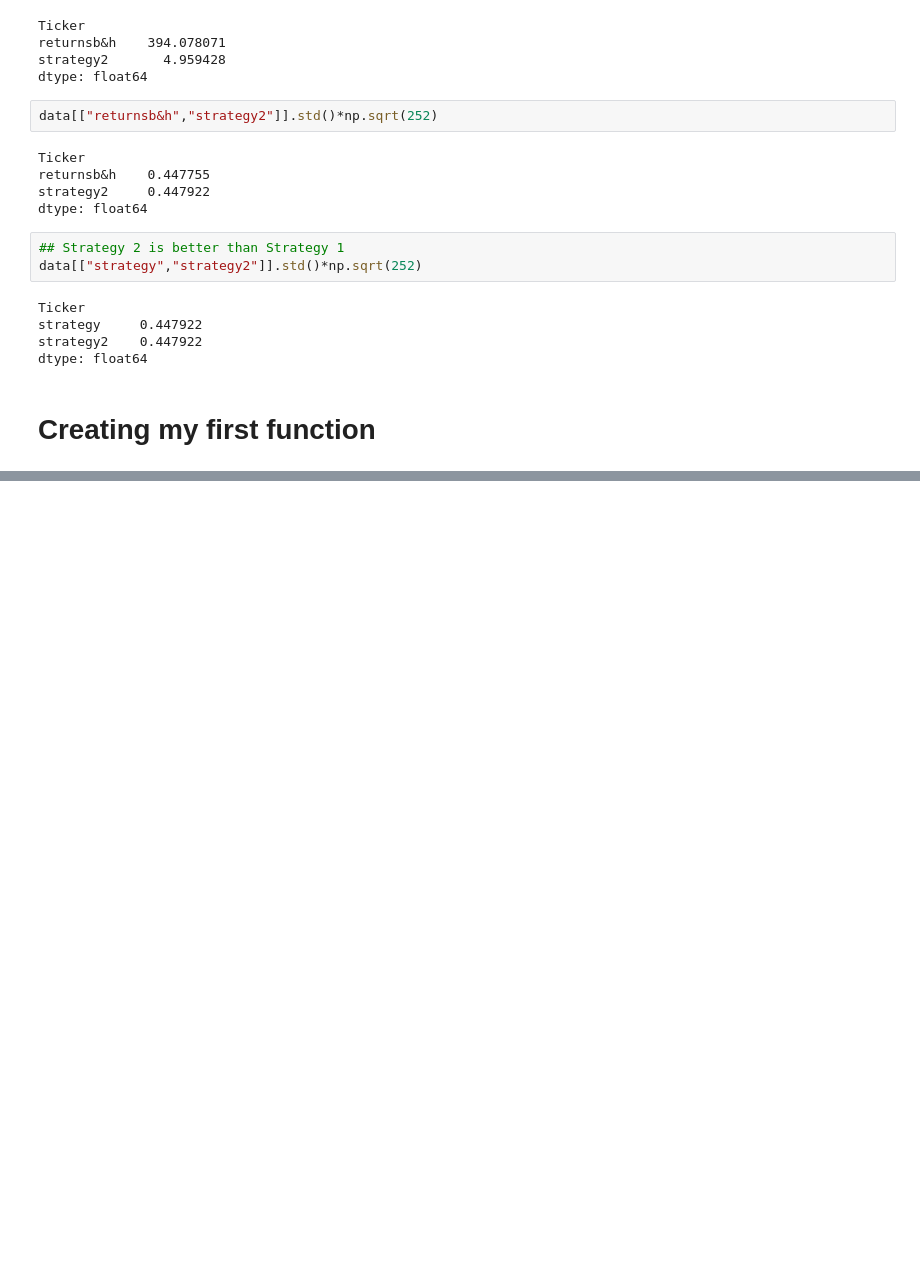
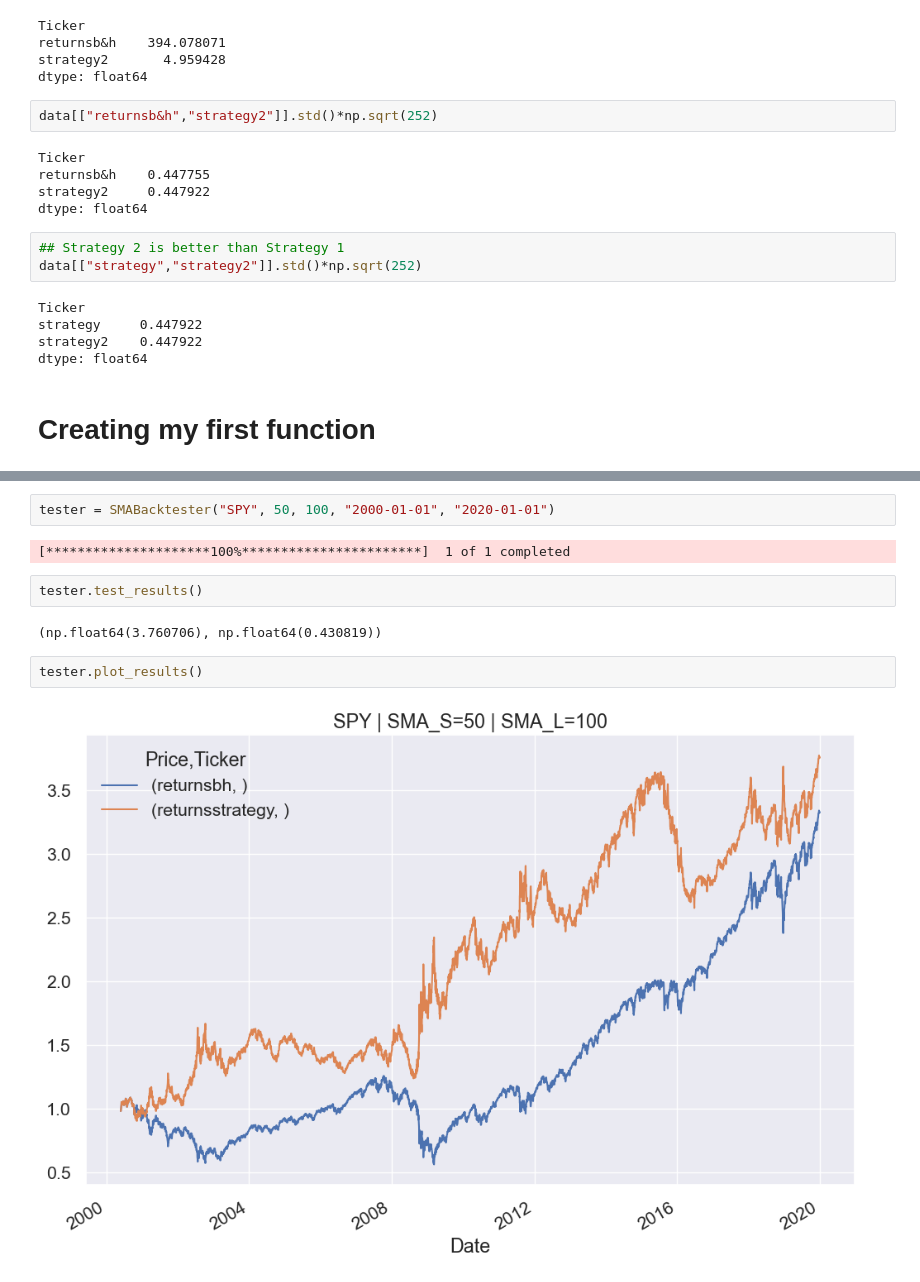
Before and after one commit to Nerevakiin/A_Complete_Algo_Trading_Roadmap, a Jupyter notebook: QuantProgram.ipynb, the cells around one changed output, grey strips where cells are left out. Drawn from its saved outputs; the diff is of its cells as text; blank space fills up the shorter version.

```diff
--- a/QuantProgram.ipynb
+++ b/QuantProgram.ipynb
@@ -1697,0 +1760,12 @@ test_strategy("TSLA", "2000-01-01", "2020-01-01", (50, 200))
+# %%
+tester = SMABacktester("SPY", 50, 100, "2000-01-01", "2020-01-01")
+# %% [output]
+[*********************100%***********************]  1 of 1 completed
+# %%
+tester.test_results()
+# %% [output]
+(np.float64(3.760706), np.float64(0.430819))
+# %%
+tester.plot_results()
+# %% [output]
+[figure, added]
```
Also changed, not shown: parts of 4 cells of this notebook.
